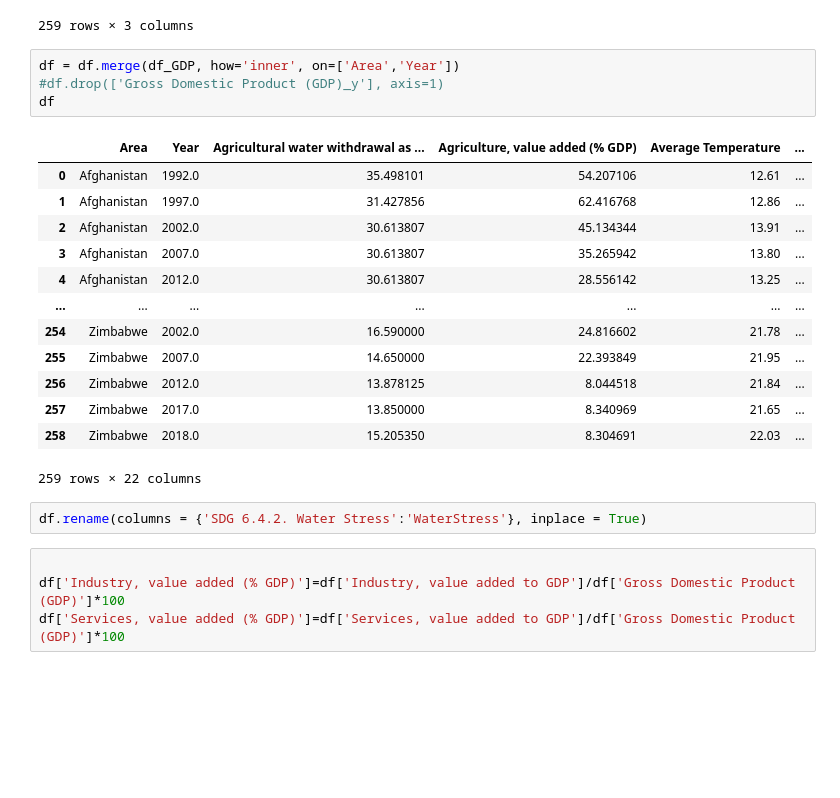
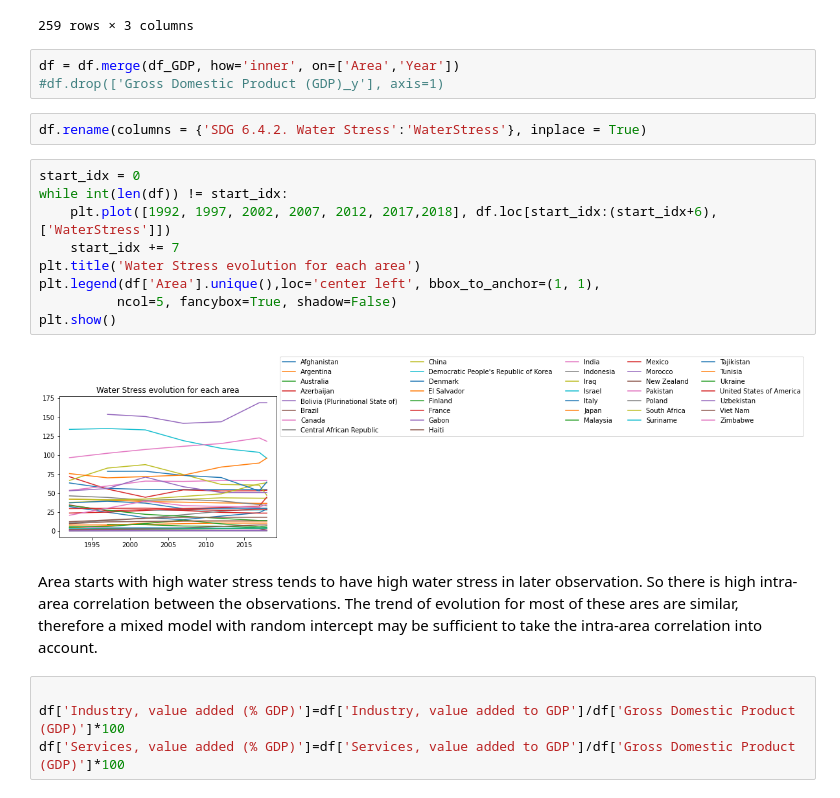
Before and after one commit to karlpolak/MDA-project, a Jupyter notebook: mixed model.ipynb, the cells around one changed output. Drawn from its saved outputs; the diff is of its cells as text; blank space fills up the shorter version.

```diff
--- a/mixed model.ipynb
+++ b/mixed model.ipynb
@@ -86,23 +91,21 @@ df_GDP
 # %%
 df = df.merge(df_GDP, how='inner', on=['Area','Year'])
 #df.drop(['Gross Domestic Product (GDP)_y'], axis=1)
-df
-# %% [output]
-|  | Area | Year | Agricultural water withdrawal as ... | Agriculture, value added (% GDP) | Average Temperature | ... |
-| 0 | Afghanistan | 1992.0 | 35.498101 | 54.207106 | 12.61 | ... |
-| 1 | Afghanistan | 1997.0 | 31.427856 | 62.416768 | 12.86 | ... |
-| 2 | Afghanistan | 2002.0 | 30.613807 | 45.134344 | 13.91 | ... |
-| 3 | Afghanistan | 2007.0 | 30.613807 | 35.265942 | 13.80 | ... |
-| 4 | Afghanistan | 2012.0 | 30.613807 | 28.556142 | 13.25 | ... |
-| ... | ... | ... | ... | ... | ... | ... |
-| 254 | Zimbabwe | 2002.0 | 16.590000 | 24.816602 | 21.78 | ... |
-| 255 | Zimbabwe | 2007.0 | 14.650000 | 22.393849 | 21.95 | ... |
-| 256 | Zimbabwe | 2012.0 | 13.878125 | 8.044518 | 21.84 | ... |
-| 257 | Zimbabwe | 2017.0 | 13.850000 | 8.340969 | 21.65 | ... |
-| 258 | Zimbabwe | 2018.0 | 15.205350 | 8.304691 | 22.03 | ... |
-259 rows × 22 columns
 # %%
 df.rename(columns = {'SDG 6.4.2. Water Stress':'WaterStress'}, inplace = True)
+# %%
+start_idx = 0
+while int(len(df)) != start_idx:
+    plt.plot([1992, 1997, 2002, 2007, 2012, 2017,2018], df.loc[start_idx:(start_idx+6), ['WaterStress']])
+    start_idx += 7
+plt.title('Water Stress evolution for each area')
+plt.legend(df['Area'].unique(),loc='center left', bbox_to_anchor=(1, 1),
+          ncol=5, fancybox=True, shadow=False)
+plt.show()
+# %% [output]
+[figure, added]
+# %% [markdown]
+Area starts with high water stress tends to have high water stress in later observation. So there is high intra-area correlation between the observations. The trend of evolution for most of these ares are similar, therefore a mixed model with random intercept may be sufficient to take the intra-area correlation into account.
 # %%
 
 df['Industry, value added (% GDP)']=df['Industry, value added to GDP']/df['Gross Domestic Product (GDP)']*100
```
Also changed, not shown: parts of 5 cells of this notebook.
